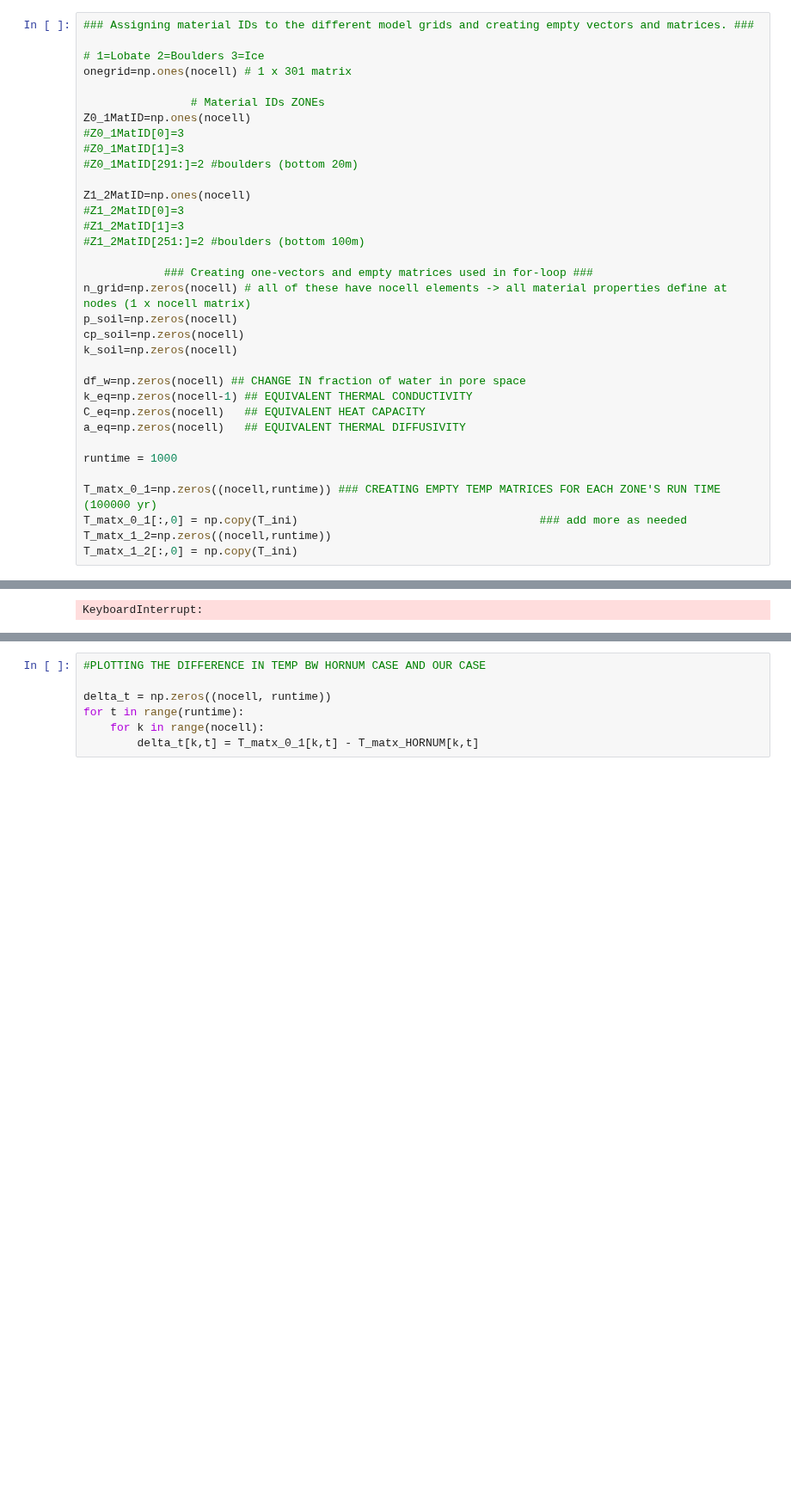
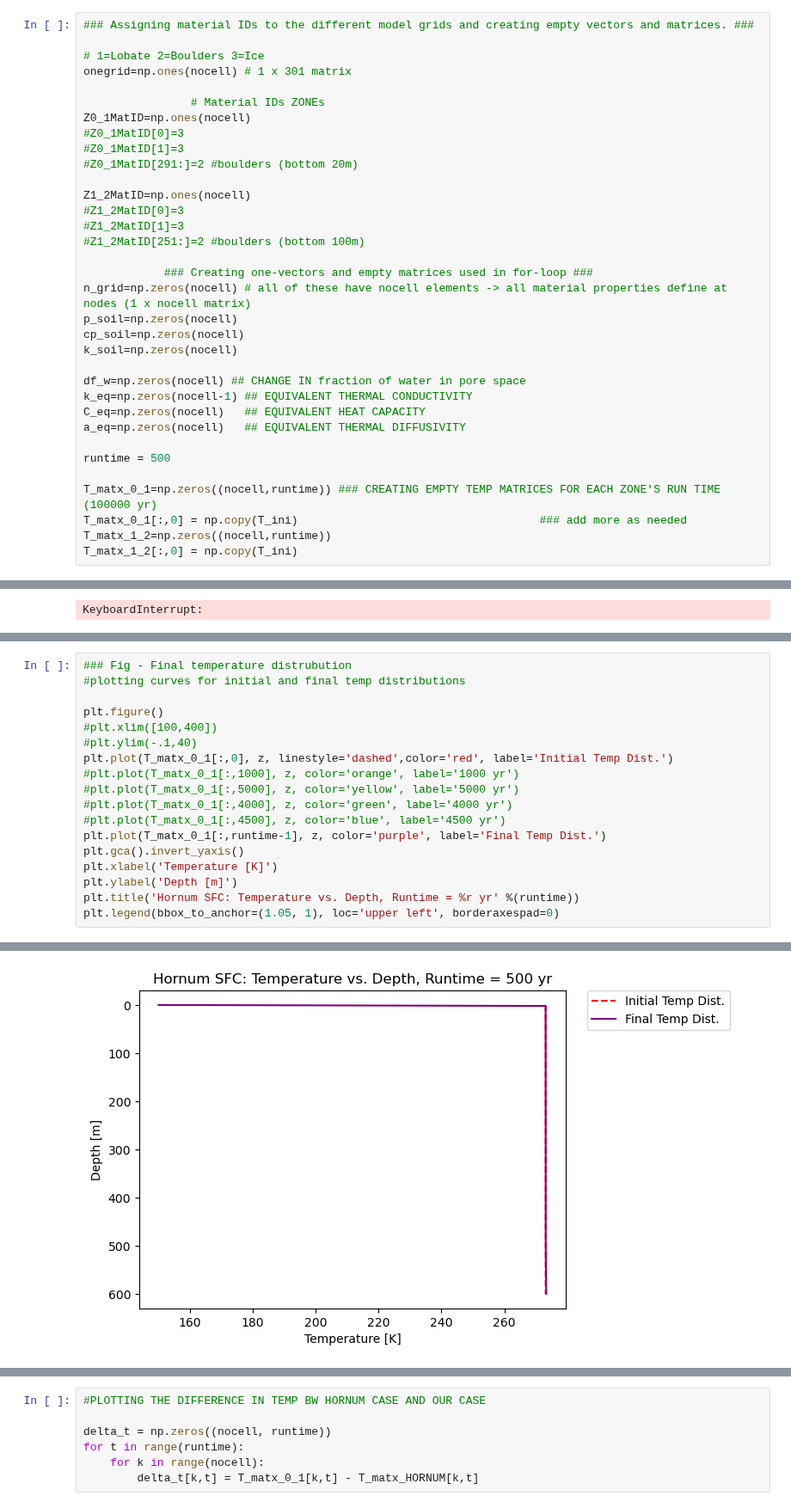
Before and after one commit to alexiak322/ceres-pingo-model, a Jupyter notebook: -1DHT-model-code/python/1DHT Model.ipynb, the cells around one changed output, grey strips where cells are left out. Shown at 86% size. Cells and saved outputs as stored; diff of their text form; blank space fills up the shorter version.

```diff
--- a/-1DHT-model-code/python/1DHT Model.ipynb
+++ b/-1DHT-model-code/python/1DHT Model.ipynb
@@ -258,7 +277,7 @@ k_eq=np.zeros(nocell-1) ## EQUIVALENT THERMAL CONDUCTIVITY
 C_eq=np.zeros(nocell)   ## EQUIVALENT HEAT CAPACITY
 a_eq=np.zeros(nocell)   ## EQUIVALENT THERMAL DIFFUSIVITY
 
-runtime = 1000
+runtime = 500
 
 T_matx_0_1=np.zeros((nocell,runtime)) ### CREATING EMPTY TEMP MATRICES FOR EACH ZONE'S RUN TIME (100000 yr)
 T_matx_0_1[:,0] = np.copy(T_ini)                                    ### add more as needed
@@ -495,0 +582,19 @@ profiler.print_stats()
+# %%
+### Fig - Final temperature distrubution
+#plotting curves for initial and final temp distributions
+
+plt.figure()
+#plt.xlim([100,400])
+#plt.ylim(-.1,40)
+plt.plot(T_matx_0_1[:,0], z, linestyle='dashed',color='red', label='Initial Temp Dist.')
+#plt.plot(T_matx_0_1[:,1000], z, color='orange', label='1000 yr')
+#plt.plot(T_matx_0_1[:,5000], z, color='yellow', label='5000 yr')
+#plt.plot(T_matx_0_1[:,4000], z, color='green', label='4000 yr')
+#plt.plot(T_matx_0_1[:,4500], z, color='blue', label='4500 yr')
+plt.plot(T_matx_0_1[:,runtime-1], z, color='purple', label='Final Temp Dist.')
+plt.gca().invert_yaxis()
+plt.xlabel('Temperature [K]')
+plt.ylabel('Depth [m]')
+plt.title('Hornum SFC: Temperature vs. Depth, Runtime = %r yr' %(runtime))
+plt.legend(bbox_to_anchor=(1.05, 1), loc='upper left', borderaxespad=0)
+# %% [output]
@@ -496,3 +602,4 @@ profiler.print_stats()
+[figure, added]
 # %%
 # comparing to Hornum's use of freezing curve
 start_time = time.time()
```
Also changed, not shown: parts of 16 cells of this notebook, 3 other files.
